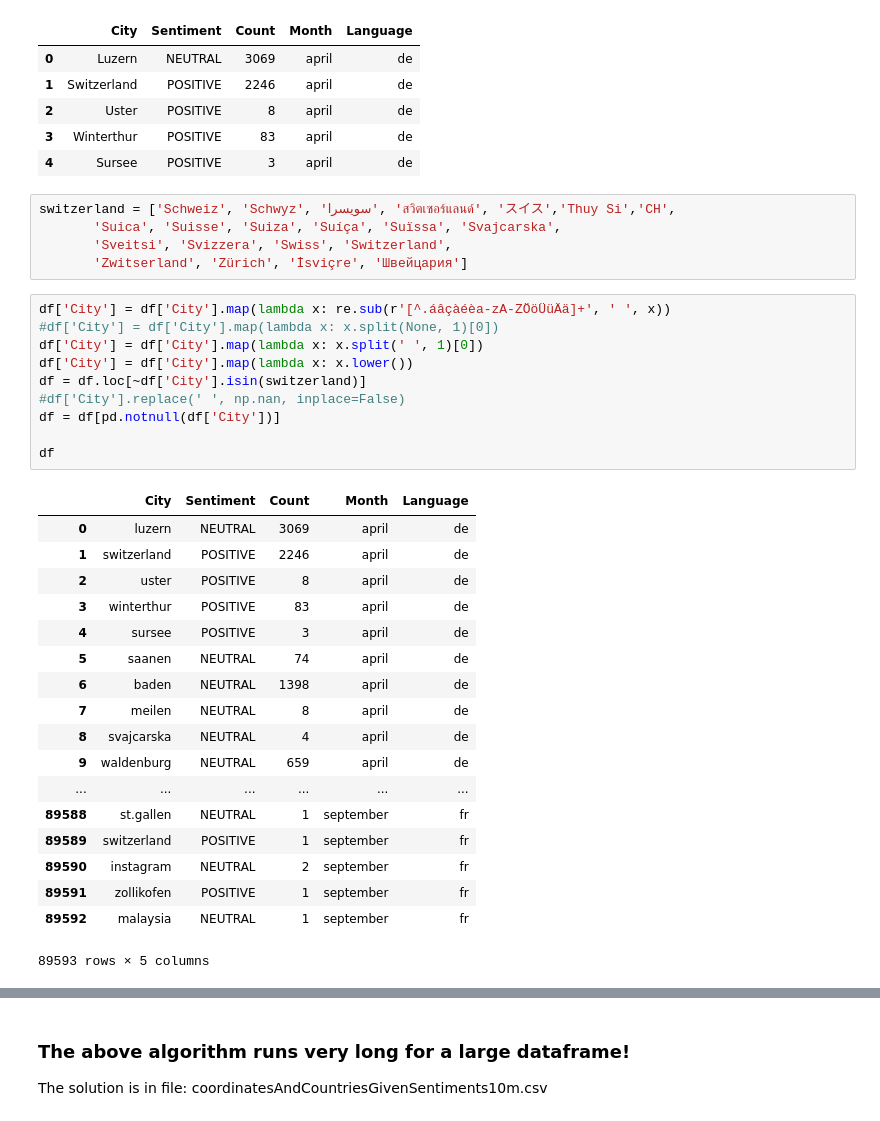
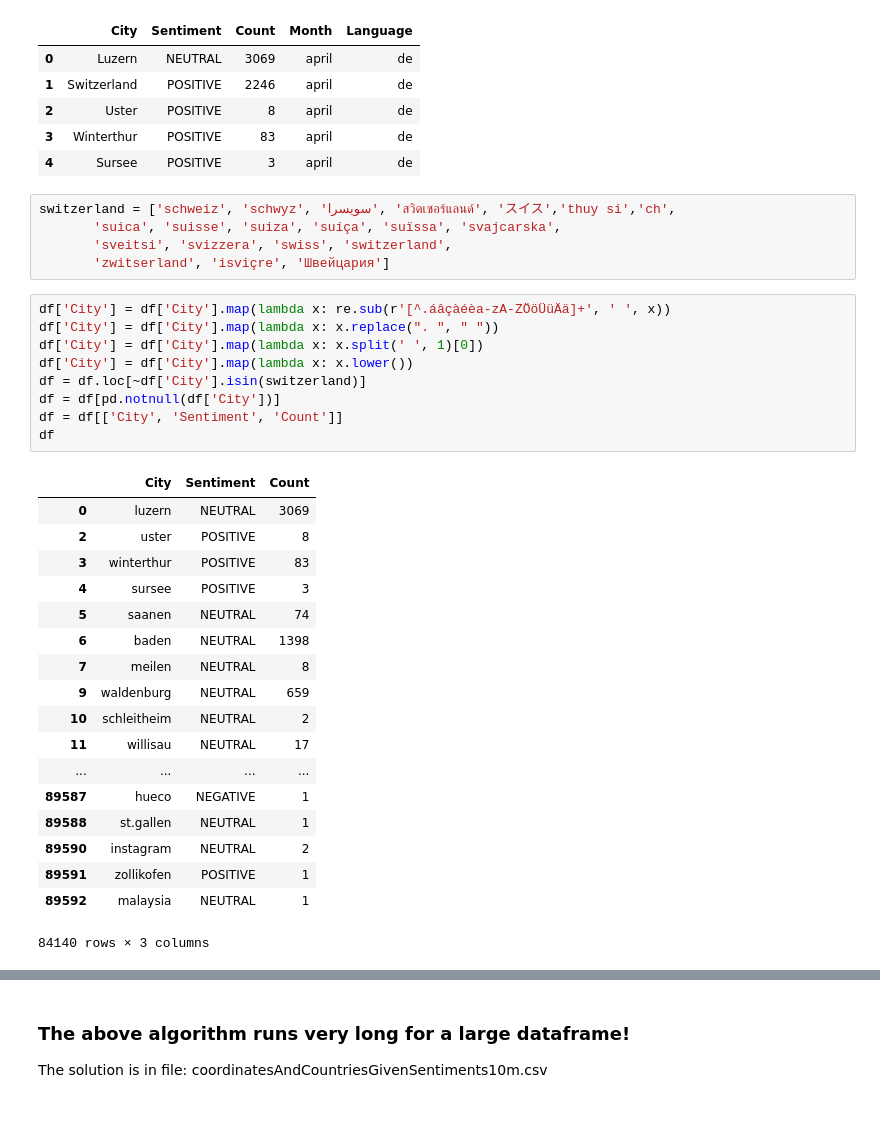
Before and after one commit to Maaarmotte/ADA2016Project, a Jupyter notebook: visualization/Mapwork.ipynb, the cells around one changed output, grey strips where cells are left out. Saved outputs shown, nothing was run; the diff lists cells and outputs as text.

```diff
--- a/visualization/Mapwork.ipynb
+++ b/visualization/Mapwork.ipynb
@@ -24,40 +24,39 @@ df.head()
 | 2 | Uster | POSITIVE | 8 | april | de |
 | 3 | Winterthur | POSITIVE | 83 | april | de |
 | 4 | Sursee | POSITIVE | 3 | april | de |
-# %%
-switzerland = ['Schweiz', 'Schwyz', 'سويسرا', 'สวิตเซอร์แลนด์', 'スイス','Thuy Si','CH',
-       'Suica', 'Suisse', 'Suiza', 'Suíça', 'Suïssa', 'Svajcarska',
-       'Sveitsi', 'Svizzera', 'Swiss', 'Switzerland',
-       'Zwitserland', 'Zürich', 'İsviçre', 'Швейцария']
+# %%
+switzerland = ['schweiz', 'schwyz', 'سويسرا', 'สวิตเซอร์แลนด์', 'スイス','thuy si','ch',
+       'suica', 'suisse', 'suiza', 'suíça', 'suïssa', 'svajcarska',
+       'sveitsi', 'svizzera', 'swiss', 'switzerland',
+       'zwitserland', 'isviçre', 'Швейцария']
 # %%
 df['City'] = df['City'].map(lambda x: re.sub(r'[^.áâçàéèa-zA-ZÖöÜüÄä]+', ' ', x))
-#df['City'] = df['City'].map(lambda x: x.split(None, 1)[0])
+df['City'] = df['City'].map(lambda x: x.replace(". ", " "))
 df['City'] = df['City'].map(lambda x: x.split(' ', 1)[0])
 df['City'] = df['City'].map(lambda x: x.lower())
 df = df.loc[~df['City'].isin(switzerland)]
-#df['City'].replace(' ', np.nan, inplace=False)
 df = df[pd.notnull(df['City'])]
-
+df = df[['City', 'Sentiment', 'Count']]
 df
 # %% [output]
-|  | City | Sentiment | Count | Month | Language |
-| 0 | luzern | NEUTRAL | 3069 | april | de |
-| 1 | switzerland | POSITIVE | 2246 | april | de |
-| 2 | uster | POSITIVE | 8 | april | de |
-| 3 | winterthur | POSITIVE | 83 | april | de |
-| 4 | sursee | POSITIVE | 3 | april | de |
-| 5 | saanen | NEUTRAL | 74 | april | de |
-| 6 | baden | NEUTRAL | 1398 | april | de |
-| 7 | meilen | NEUTRAL | 8 | april | de |
-| 8 | svajcarska | NEUTRAL | 4 | april | de |
-| 9 | waldenburg | NEUTRAL | 659 | april | de |
-| ... | ... | ... | ... | ... | ... |
-| 89588 | st.gallen | NEUTRAL | 1 | september | fr |
-| 89589 | switzerland | POSITIVE | 1 | september | fr |
-| 89590 | instagram | NEUTRAL | 2 | september | fr |
-| 89591 | zollikofen | POSITIVE | 1 | september | fr |
-| 89592 | malaysia | NEUTRAL | 1 | september | fr |
+|  | City | Sentiment | Count |
+| 0 | luzern | NEUTRAL | 3069 |
+| 2 | uster | POSITIVE | 8 |
+| 3 | winterthur | POSITIVE | 83 |
+| 4 | sursee | POSITIVE | 3 |
+| 5 | saanen | NEUTRAL | 74 |
+| 6 | baden | NEUTRAL | 1398 |
+| 7 | meilen | NEUTRAL | 8 |
+| 9 | waldenburg | NEUTRAL | 659 |
+| 10 | schleitheim | NEUTRAL | 2 |
+| 11 | willisau | NEUTRAL | 17 |
+| ... | ... | ... | ... |
+| 89587 | hueco | NEGATIVE | 1 |
+| 89588 | st.gallen | NEUTRAL | 1 |
+| 89590 | instagram | NEUTRAL | 2 |
+| 89591 | zollikofen | POSITIVE | 1 |
+| 89592 | malaysia | NEUTRAL | 1 |
-89593 rows × 5 columns
+84140 rows × 3 columns
 # %%
 trial = df.ix[:5]
 trial
```
Also changed, not shown: parts of 24 cells of this notebook, 3 other files.
